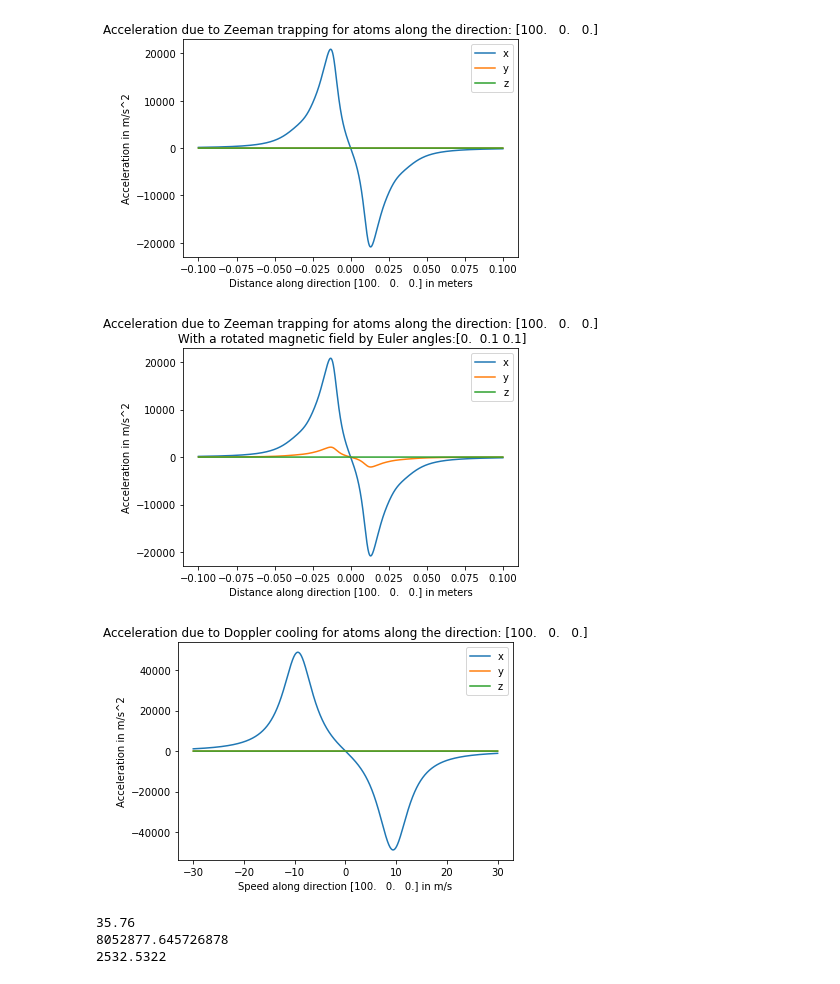
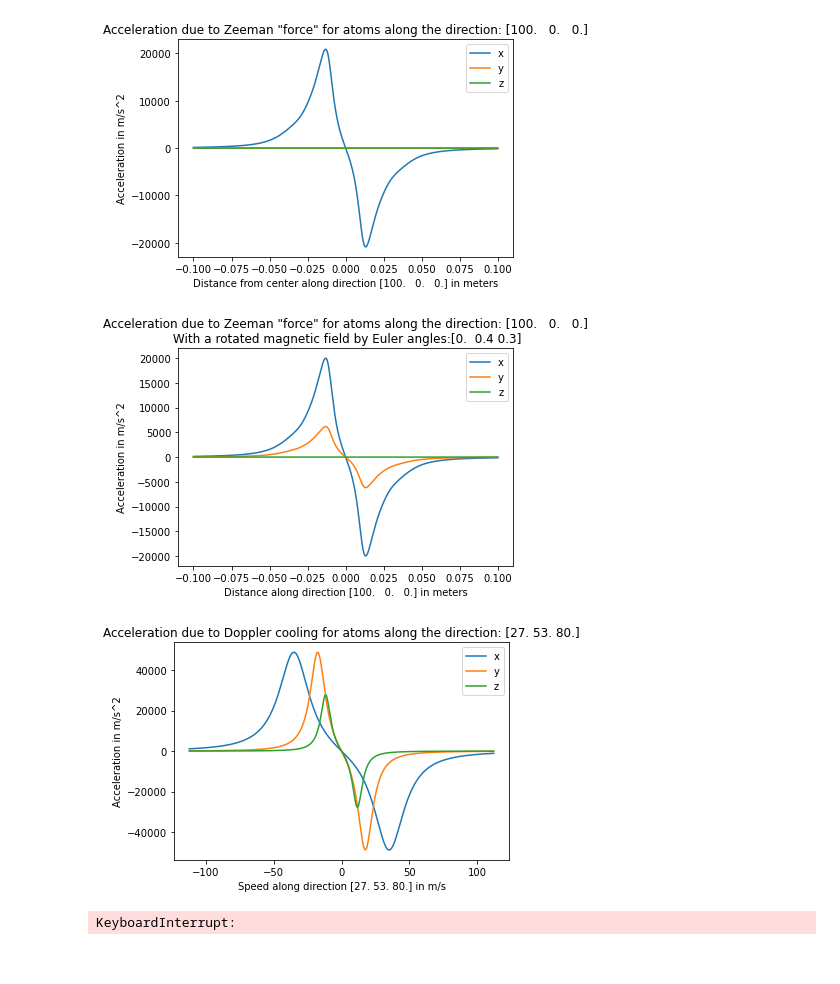
Before and after one commit to lexEjoosten/MOT-modelling, a Jupyter notebook: Optical Molasses Model.ipynb, the cells around one changed output. Cells and saved outputs as stored; diff of their text form; code cells hidden in the pictures.

```diff
--- a/Optical Molasses Model.ipynb
+++ b/Optical Molasses Model.ipynb
@@ -84,17 +87,17 @@ if True: #zeeman along a given direction
     particles.createbyinp(pos,vel,2,3)
     Accel,_=forward()
     A=Accel.cpu().numpy()
-    plt.title('Acceleration due to Zeeman trapping for atoms along the direction: '+str(np.round(100*direction/d)))
+    plt.title('Acceleration due to Zeeman \"force\" for atoms along the direction: '+str(np.round(100*direction/d)))
     plt.plot(np.linspace(-d,d,num),A[:,0],label='x')
     plt.plot(np.linspace(-d,d,num),A[:,1],label='y')
     plt.plot(np.linspace(-d,d,num),A[:,2],label='z')
-    plt.xlabel('Distance along direction ' +str(np.round(100*direction/d))+' in meters')
+    plt.xlabel('Distance from center along direction ' +str(np.round(100*direction/d))+' in meters')
     plt.ylabel('Acceleration in m/s^2')
     plt.legend()
     plt.show()
 
 if True: #zeeman acceleration along a given direction with modified rotation of aHH field
-    Ahhmod=[0,.1,.1]
+    Ahhmod=[0,.4,.3]
     Environment.aHHassym=rot(alpha=Ahhmod[0],beta=Ahhmod[1],gamma=Ahhmod[2])
     direction=0.1*np.array([1,0,0])
     num=100000
@@ -108,47 +111,65 @@ if True: #zeeman acceleration along a given direction with modified rotation of
     particles.createbyinp(pos,vel,2,3)
     Accel,_=forward()
     A=Accel.cpu().numpy()
-    plt.title('Acceleration due to Zeeman trapping for atoms along the direction: '+str(np.round(100*direction/d))+'\n With a rotated magnetic field by Euler angles:'+str(np.array(Ahhmod)))
+    plt.title('Acceleration due to Zeeman \"force\" for atoms along the direction: '+str(np.round(100*direction/d))+'\n With a rotated magnetic field by Euler angles:'+str(np.array(Ahhmod)))
     plt.plot(np.linspace(-d,d,num),A[:,0],label='x')
     plt.plot(np.linspace(-d,d,num),A[:,1],label='y')
     plt.plot(np.linspace(-d,d,num),A[:,2],label='z')
     plt.xlabel('Distance along direction ' +str(np.round(100*direction/d))+' in meters')
     plt.ylabel('Acceleration in m/s^2')
     plt.legend()
     plt.show()
     Environment.aHHassym=rot(alpha=0,beta=0)
 
 if True: #doppler along a given direction
-    direction=30*np.array([1,0,0])
+    direction=30*np.array([1,2,3])
     d=np.linalg.norm(direction)
     num=5000
     vel=t.zeros((3,num))
     vel[0]=t.linspace(-direction[0],direction[0],num)
     vel[1]=t.linspace(-direction[1],direction[1],num)
     vel[2]=t.linspace(-direction[2],direction[2],num)
     vel=vel.transpose(0,1)
     pos=t.zeros((3,num)).transpose(0,1)
     particles.createbyinp(pos,vel,2,3)
     Accel,_=forward()
     A=Accel.cpu().numpy()
     plt.title('Acceleration due to Doppler cooling for atoms along the direction: '+str(np.round(100*direction/d)))
     plt.plot(np.linspace(-d,d,num),A[:,0],label='x')
     plt.plot(np.linspace(-d,d,num),A[:,1],label='y')
     plt.plot(np.linspace(-d,d,num),A[:,2],label='z')
     plt.xlabel('Speed along direction ' +str(np.round(100*direction/d))+' in m/s')
     plt.ylabel('Acceleration in m/s^2')
     plt.legend()
     plt.show()
 # %% [output]
-[figure, old version]
+[figure, new version]
-[figure, old version]
+[figure, new version]
-[figure, old version]
+[figure, new version]
 # %%
 print(Environment.Is)
 print(Environment.Kmag)
 print(A[0,0])
-# %% [output]
-35.76
-8052877.645726878
-2532.5322
+# %%
+Kappa=[]
+for j in tqdm(range(30), desc="simulating"):
+    particles.create(T=300, N=100000)
+    Simlen=300
+    x,v=particles.init_track(Simlen=Simlen)
+    tstep=0.0001
+    for i in range (Simlen):
+        _,_  =forward(timestep=tstep,acceladj=True,grav=True)
+        x,v=particles.track(x,v,i)
+        if i%10==0:
+            insidemot=t.where(t.sum(particles.x*particles.x,dim=1)<0.1)[0].to(t.long)
+            particles.keep(insidemot)
+
+    s=t.round(1000*t.norm(particles.v,dim=1))
+    k=0
+    for i in s:
+        if i==0:
+            k+=1
+    Kappa.append(k)
+# %% [output]
+KeyboardInterrupt:
 # %%
```
Also changed, not shown: parts of 25 cells of this notebook, 1 other file.
